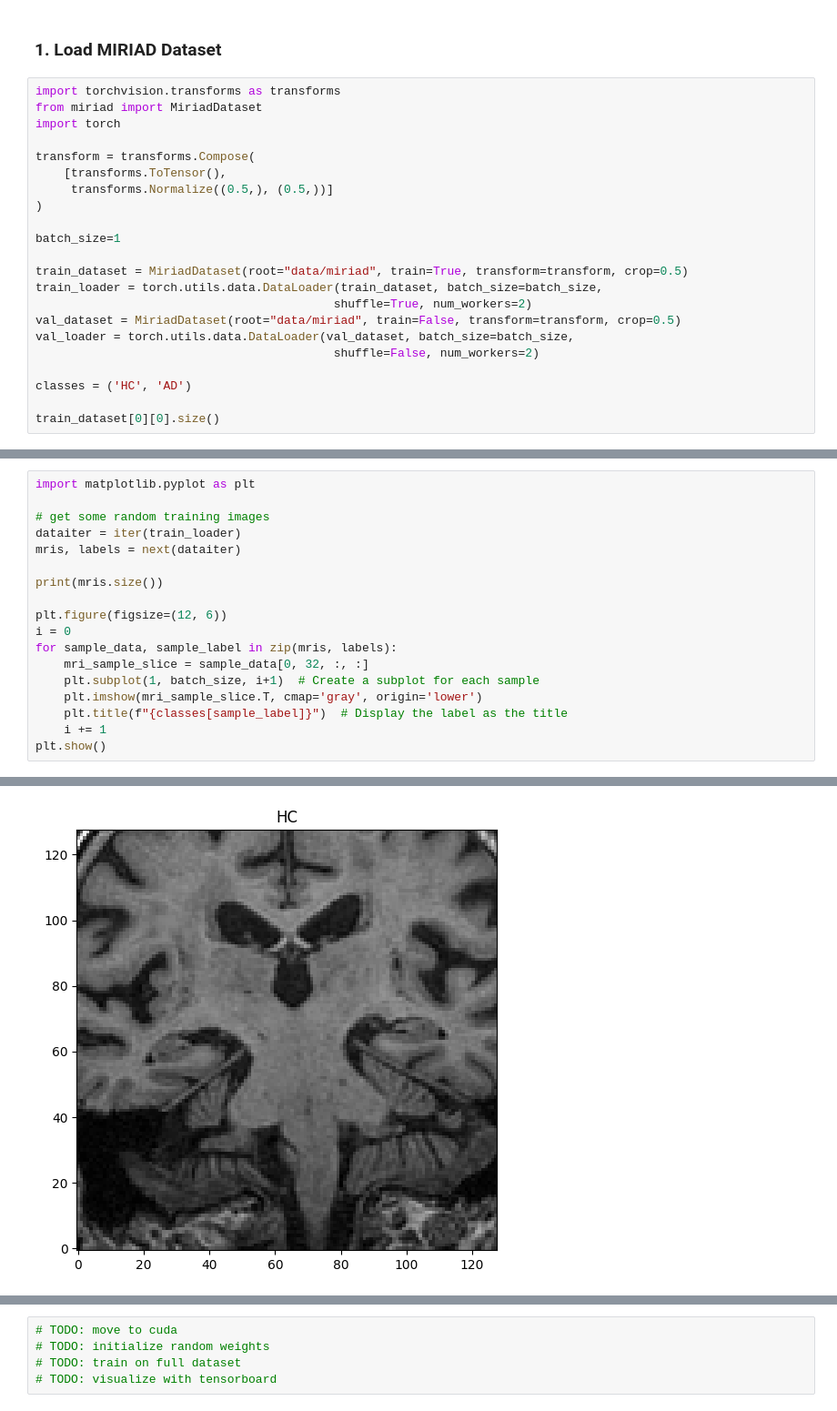
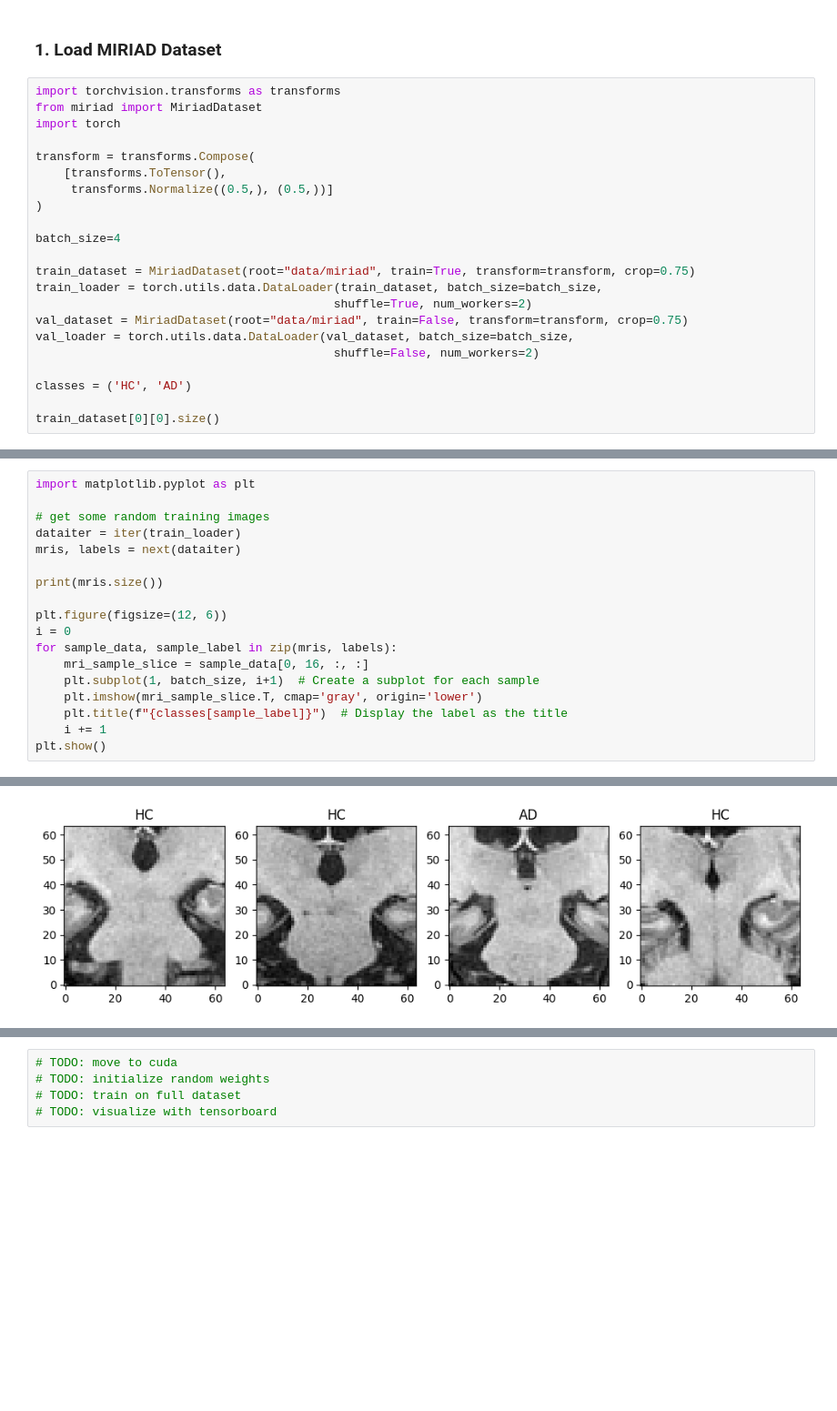
Before and after one commit to KnightTec/mlmi-project, a Jupyter notebook: mri_classifier.ipynb, the cells around one changed output, grey strips where cells are left out. Shown: that part at 91% size. Saved outputs shown, nothing was run; the diff lists cells and outputs as text; blank space fills up the shorter version.

Commit message:
Update model training

```diff
--- a/mri_classifier.ipynb
+++ b/mri_classifier.ipynb
@@ -13,12 +13,12 @@ transform = transforms.Compose(
      transforms.Normalize((0.5,), (0.5,))]
 )
 
-batch_size=1
+batch_size=4
 
-train_dataset = MiriadDataset(root="data/miriad", train=True, transform=transform, crop=0.5)
+train_dataset = MiriadDataset(root="data/miriad", train=True, transform=transform, crop=0.75)
 train_loader = torch.utils.data.DataLoader(train_dataset, batch_size=batch_size,
                                           shuffle=True, num_workers=2)
-val_dataset = MiriadDataset(root="data/miriad", train=False, transform=transform, crop=0.5)
+val_dataset = MiriadDataset(root="data/miriad", train=False, transform=transform, crop=0.75)
 val_loader = torch.utils.data.DataLoader(val_dataset, batch_size=batch_size,
                                           shuffle=False, num_workers=2)
 
@@ -39,7 +39,7 @@ print(mris.size())
 plt.figure(figsize=(12, 6))
 i = 0
 for sample_data, sample_label in zip(mris, labels):
-    mri_sample_slice = sample_data[0, 32, :, :]
+    mri_sample_slice = sample_data[0, 16, :, :]
     plt.subplot(1, batch_size, i+1)  # Create a subplot for each sample
     plt.imshow(mri_sample_slice.T, cmap='gray', origin='lower')
     plt.title(f"{classes[sample_label]}")  # Display the label as the title
@@ -50,2 +50,2 @@ torch.Size([1, 1, 62, 128, 128])
-[figure, old version]
+[figure, new version]
 # %% [markdown]
```
Also changed, not shown: parts of 9 cells of this notebook, 2 other files.
